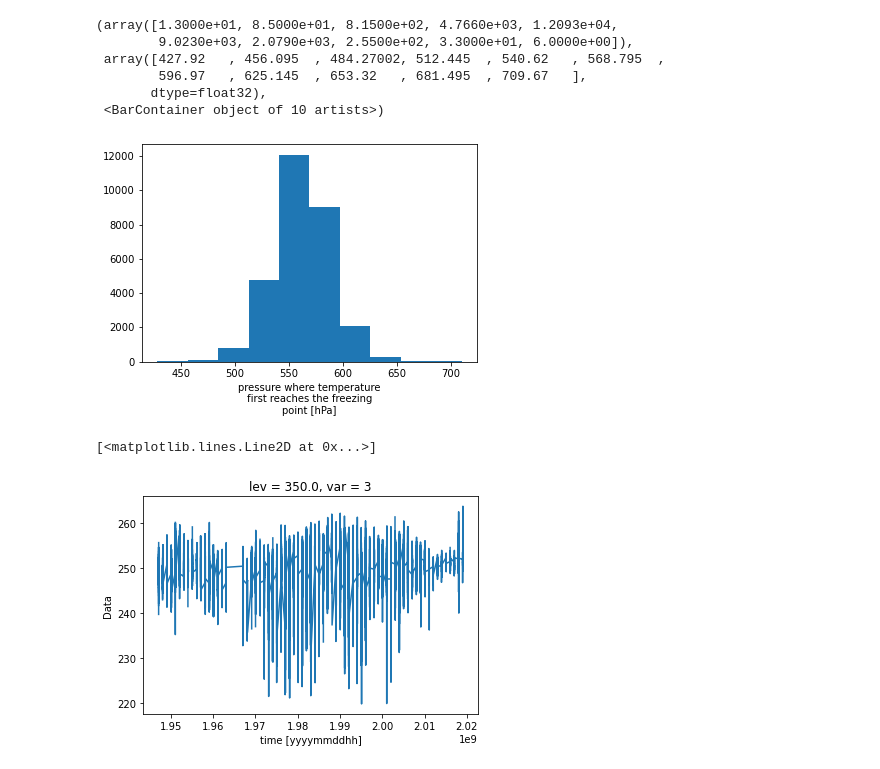
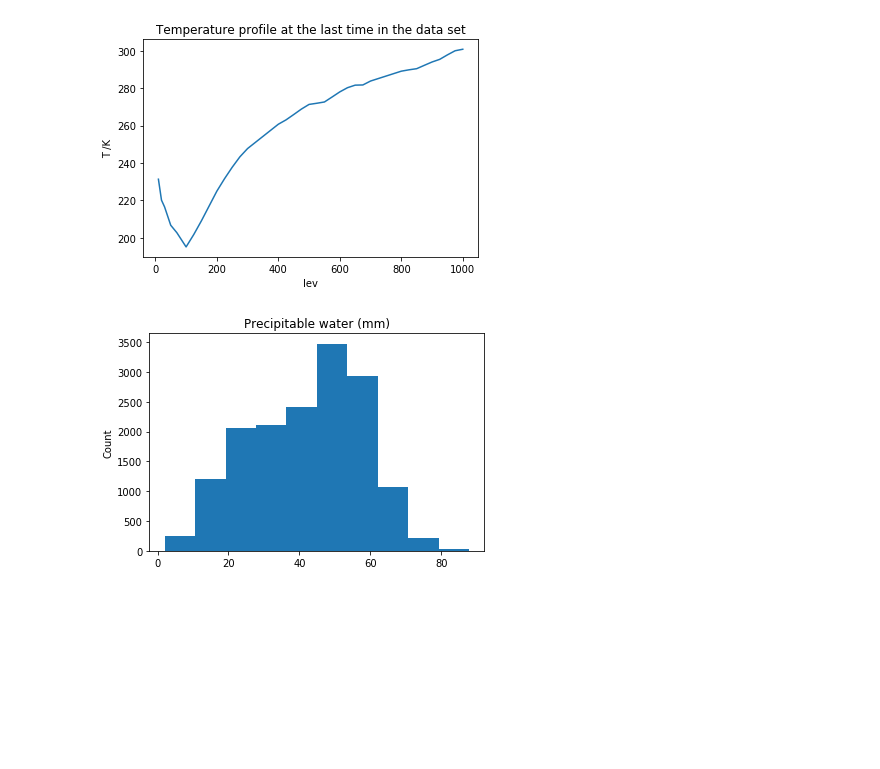
Before and after one commit to MPOcanes/MPO624_2022, a Jupyter notebook: Notebooks/Brian_India_Soundings.ipynb, the cells around one changed output. Cells and saved outputs as stored; diff of their text form; code cells hidden in the pictures; blank space fills up the shorter version.

Commit message:
Notebooks should work for all thanks to ~/Box data file name

```diff
--- a/Notebooks/Brian_India_Soundings.ipynb
+++ b/Notebooks/Brian_India_Soundings.ipynb
@@ -29,2 +9,3 @@ ds.data[:,:,0].plot() # 0 = pressure
 # %%
-ds25 = xr.open_dataset('~/Box/IGRA_soundings_data/INDIA/IntAllLevelsObstimes.derived.25mb.INM00043371_THIRUVANANTHAPURAM.nc')
+ds25 = xr.open_dataset('~/Box/MPO624_data/Ballons_Interpolated_AllLevelsObstimes.derived.25mb.INM00043003_BOMBAY.nc')
+ds25
@@ -62,16 +63,12 @@ Data variables: (12/25)
+# %%
+ds25.Data[-1,:,3].plot()
+## 3 is "reported temperature", 25 is 350 hPa
+plt.ylabel('T /K')
+plt.title('Temperature profile at the last time in the data set');
+# %% [output]
+[figure, added]
 # %%
-ds25.FrzPress.plot.hist()
+ds25.PW.plot.hist()
+plt.title('Precipitable water (mm)');
 # %% [output]
-(array([1.3000e+01, 8.5000e+01, 8.1500e+02, 4.7660e+03, 1.2093e+04,
-        9.0230e+03, 2.0790e+03, 2.5500e+02, 3.3000e+01, 6.0000e+00]),
- array([427.92   , 456.095  , 484.27002, 512.445  , 540.62   , 568.795  ,
-        596.97   , 625.145  , 653.32   , 681.495  , 709.67   ],
-       dtype=float32),
- <BarContainer object of 10 artists>)
-[figure, old version]
+[figure, new version]
-# %%
-ds25.Data[:,26,3].plot() ## 3 is reported pressure, 25 is 350 hPa
-#title('surprising cold winters for 9N')
-# %% [output]
-[<matplotlib.lines.Line2D at 0x...>]
-[figure, removed]
```
Also changed, not shown: parts of 22 cells of this notebook, 1 other file.
